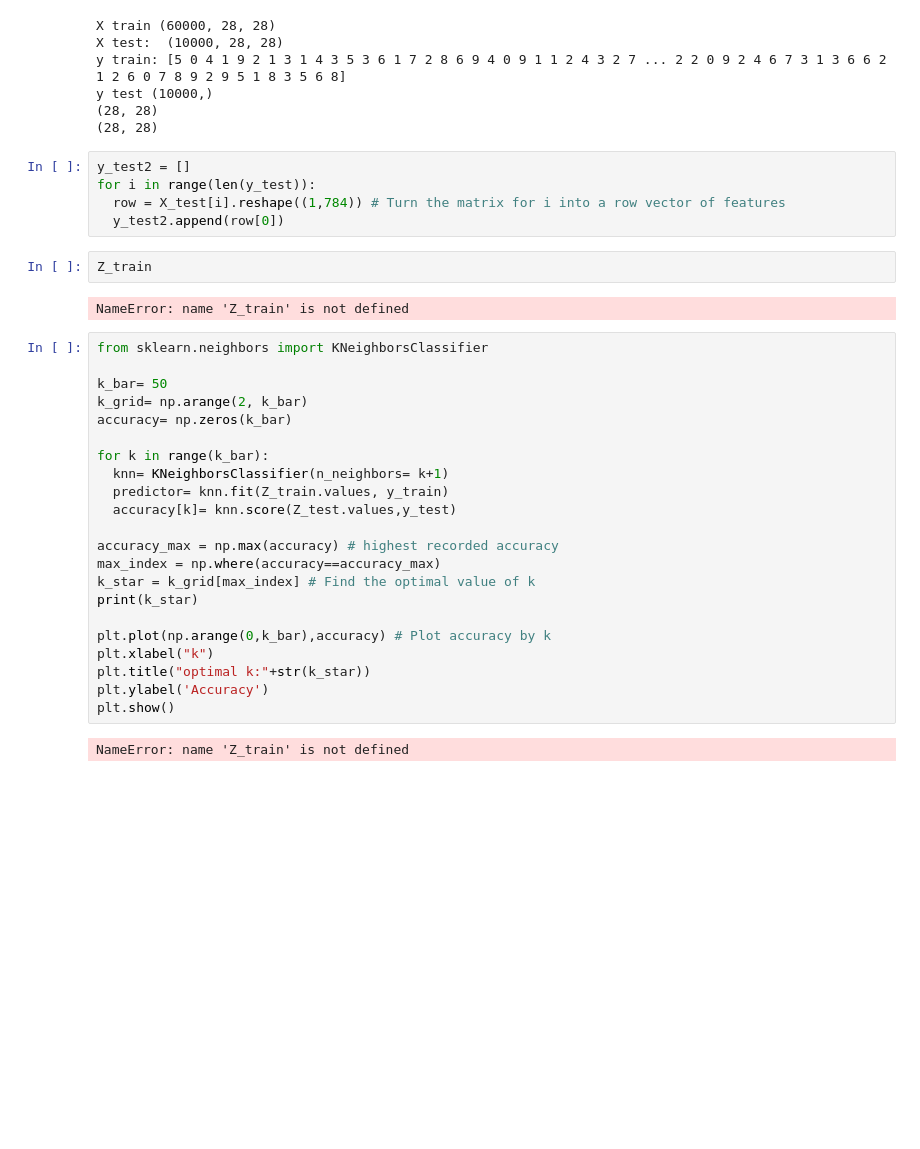
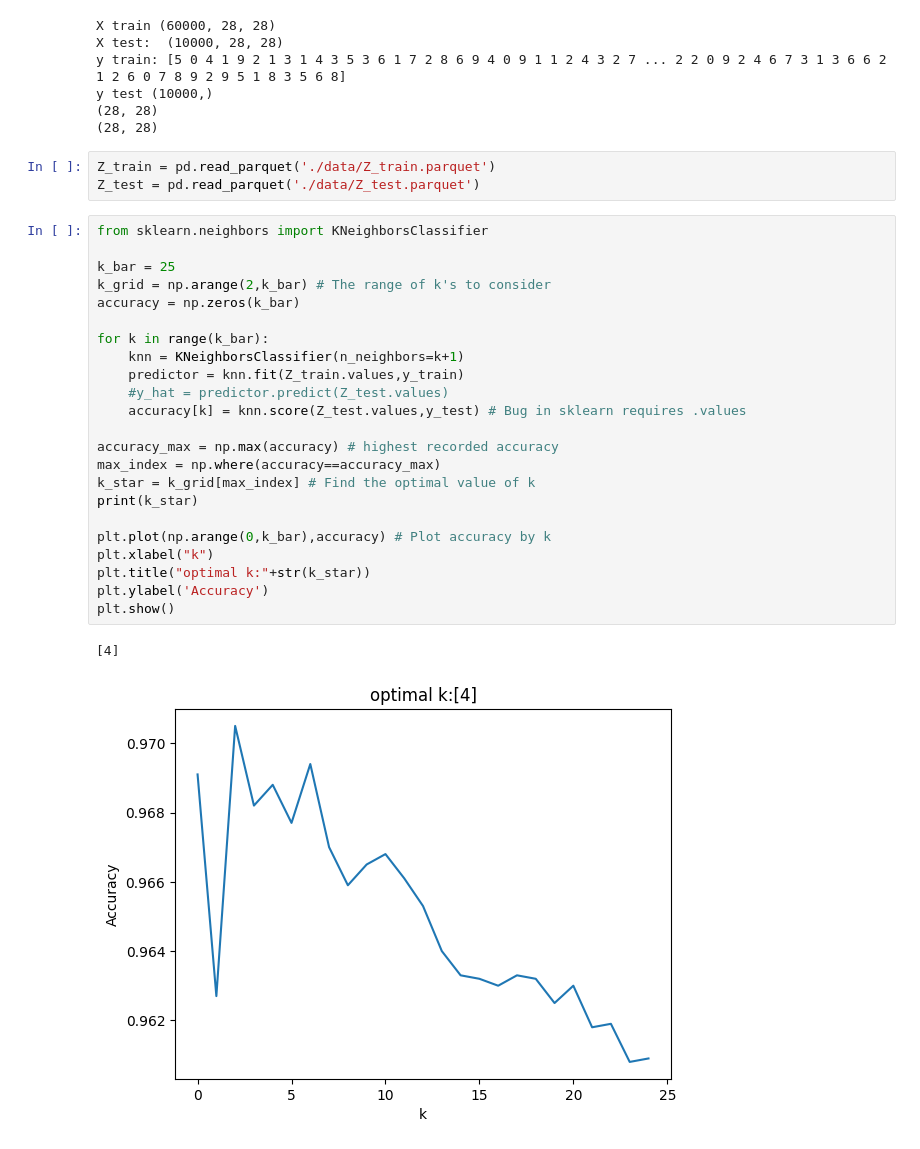
Before and after one commit to DS3001/labs, a Jupyter notebook: 03_computer_vision/computer_vision.ipynb, the cells around one changed output. Drawn from its saved outputs; the diff is of its cells as text; blank space fills up the shorter version.

```diff
--- a/03_computer_vision/computer_vision.ipynb
+++ b/03_computer_vision/computer_vision.ipynb
@@ -189,36 +162,32 @@ y train: [5 0 4 1 9 2 1 3 1 4 3 5 3 6 1 7 2 8 6 9 4 0 9 1 1 2 4 3 2 7 ... 2 2 0
 y test (10000,)
 (28, 28)
 (28, 28)
-# %%
-y_test2 = []
-for i in range(len(y_test)):
-  row = X_test[i].reshape((1,784)) # Turn the matrix for i into a row vector of features
-  y_test2.append(row[0])
-# %%
-Z_train
-# %% [output]
-NameError: name 'Z_train' is not defined
+# %%
+Z_train = pd.read_parquet('./data/Z_train.parquet')
+Z_test = pd.read_parquet('./data/Z_test.parquet')
 # %%
 from sklearn.neighbors import KNeighborsClassifier
 
-k_bar= 50
-k_grid= np.arange(2, k_bar)
-accuracy= np.zeros(k_bar)
+k_bar = 25
+k_grid = np.arange(2,k_bar) # The range of k's to consider
+accuracy = np.zeros(k_bar)
 
 for k in range(k_bar):
-  knn= KNeighborsClassifier(n_neighbors= k+1)
-  predictor= knn.fit(Z_train.values, y_train)
-  accuracy[k]= knn.score(Z_test.values,y_test)
+    knn = KNeighborsClassifier(n_neighbors=k+1)
+    predictor = knn.fit(Z_train.values,y_train)
+    #y_hat = predictor.predict(Z_test.values)
+    accuracy[k] = knn.score(Z_test.values,y_test) # Bug in sklearn requires .values
 
 accuracy_max = np.max(accuracy) # highest recorded accuracy
 max_index = np.where(accuracy==accuracy_max)
 k_star = k_grid[max_index] # Find the optimal value of k
 print(k_star)
 
 plt.plot(np.arange(0,k_bar),accuracy) # Plot accuracy by k
 plt.xlabel("k")
 plt.title("optimal k:"+str(k_star))
 plt.ylabel('Accuracy')
 plt.show()
 # %% [output]
-NameError: name 'Z_train' is not defined
+[4]
+[figure, added]
```
Also changed, not shown: parts of 8 cells of this notebook.
